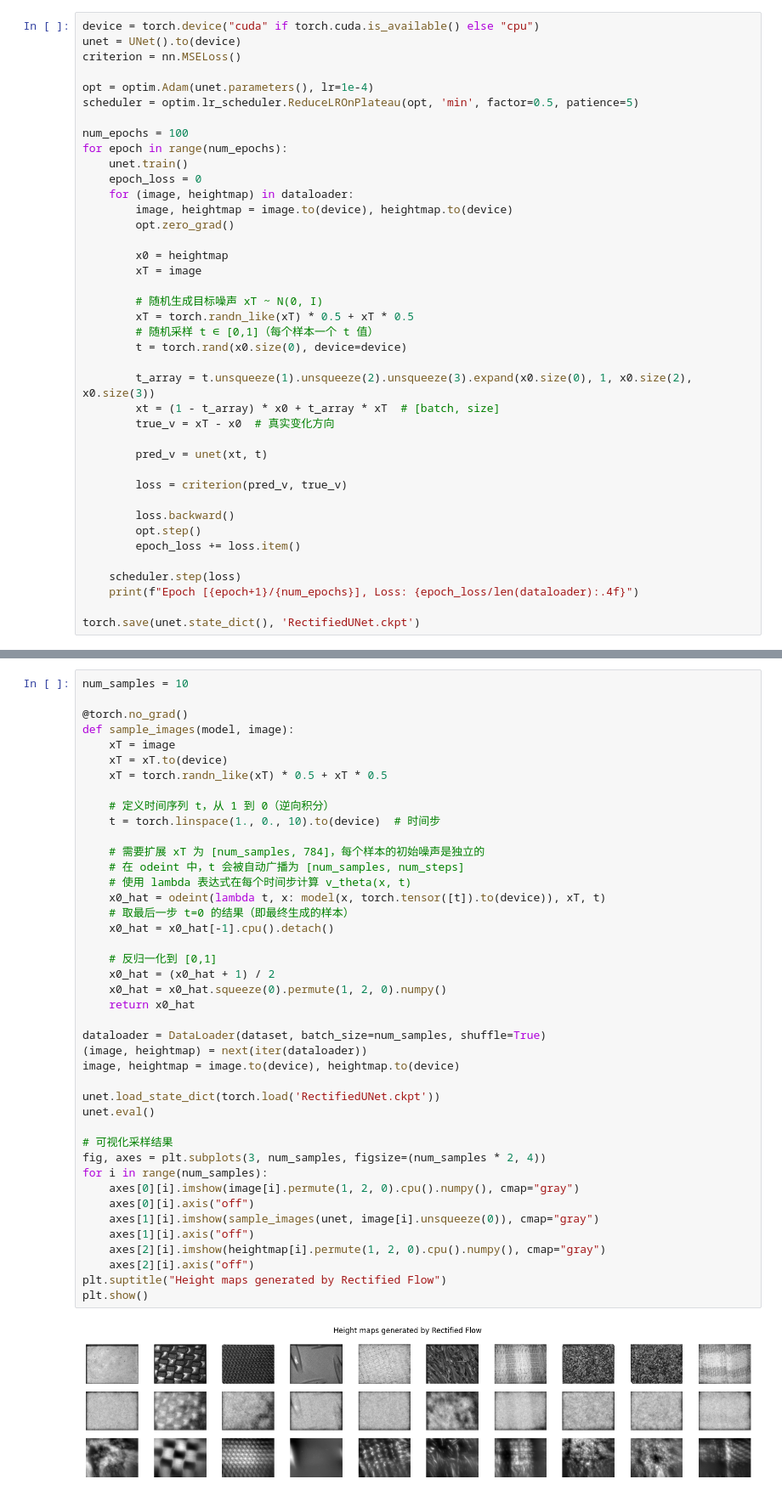
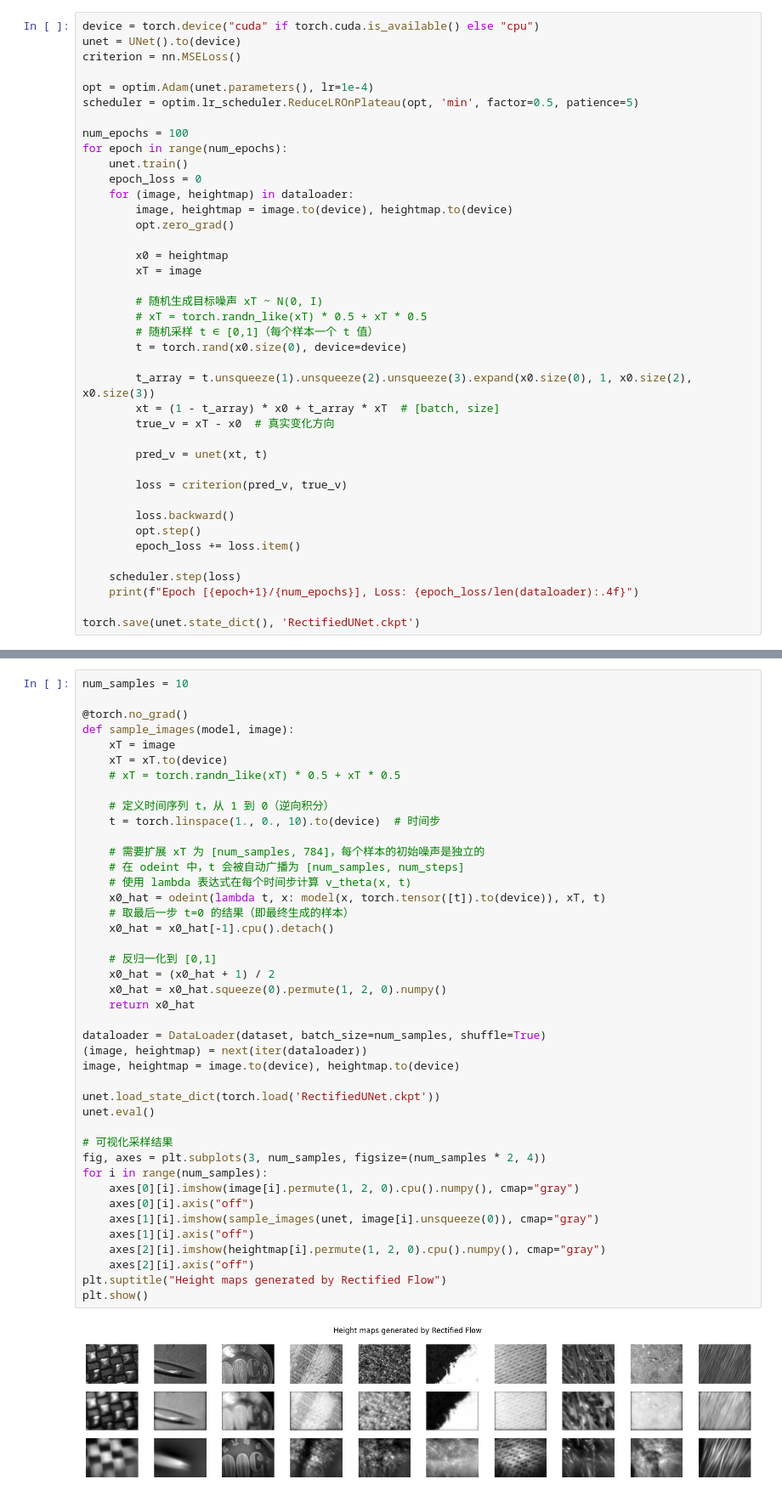
Before and after one commit to MXMX0811/GelSight_Texture_Dataset, a Jupyter notebook: models/RectifiedUNet.ipynb, the cells around one changed output, grey strips where cells are left out. Shown at 85% size. Saved outputs shown, nothing was run; the diff lists cells and outputs as text.

```diff
--- a/models/RectifiedUNet.ipynb
+++ b/models/RectifiedUNet.ipynb
@@ -153,7 +153,7 @@ for epoch in range(num_epochs):
         xT = image
 
         # 随机生成目标噪声 xT ~ N(0, I)
-        xT = torch.randn_like(xT) * 0.5 + xT * 0.5
+        # xT = torch.randn_like(xT) * 0.5 + xT * 0.5
         # 随机采样 t ∈ [0,1]（每个样本一个 t 值）
         t = torch.rand(x0.size(0), device=device)
 
@@ -198,7 +198,7 @@ num_samples = 10
 def sample_images(model, image):
     xT = image
     xT = xT.to(device)
-    xT = torch.randn_like(xT) * 0.5 + xT * 0.5
+    # xT = torch.randn_like(xT) * 0.5 + xT * 0.5
 
     # 定义时间序列 t，从 1 到 0（逆向积分）
     t = torch.linspace(1., 0., 10).to(device)  # 时间步
@@ -207,31 +207,31 @@ def sample_images(model, image):
     # 在 odeint 中，t 会被自动广播为 [num_samples, num_steps]
     # 使用 lambda 表达式在每个时间步计算 v_theta(x, t)
     x0_hat = odeint(lambda t, x: model(x, torch.tensor([t]).to(device)), xT, t)
     # 取最后一步 t=0 的结果（即最终生成的样本）
     x0_hat = x0_hat[-1].cpu().detach()
 
     # 反归一化到 [0,1]
     x0_hat = (x0_hat + 1) / 2
     x0_hat = x0_hat.squeeze(0).permute(1, 2, 0).numpy()
     return x0_hat
 
 dataloader = DataLoader(dataset, batch_size=num_samples, shuffle=True)
 (image, heightmap) = next(iter(dataloader))
 image, heightmap = image.to(device), heightmap.to(device)
 
 unet.load_state_dict(torch.load('RectifiedUNet.ckpt'))
 unet.eval()
 
 # 可视化采样结果
 fig, axes = plt.subplots(3, num_samples, figsize=(num_samples * 2, 4))
 for i in range(num_samples):
     axes[0][i].imshow(image[i].permute(1, 2, 0).cpu().numpy(), cmap="gray")
     axes[0][i].axis("off")
     axes[1][i].imshow(sample_images(unet, image[i].unsqueeze(0)), cmap="gray")
     axes[1][i].axis("off")
     axes[2][i].imshow(heightmap[i].permute(1, 2, 0).cpu().numpy(), cmap="gray")
     axes[2][i].axis("off")
 plt.suptitle("Height maps generated by Rectified Flow")
 plt.show()
 # %% [output]
-[figure, old version]
+[figure, new version]
```
Also changed, not shown: parts of 1 cell of this notebook, 1 other file.
